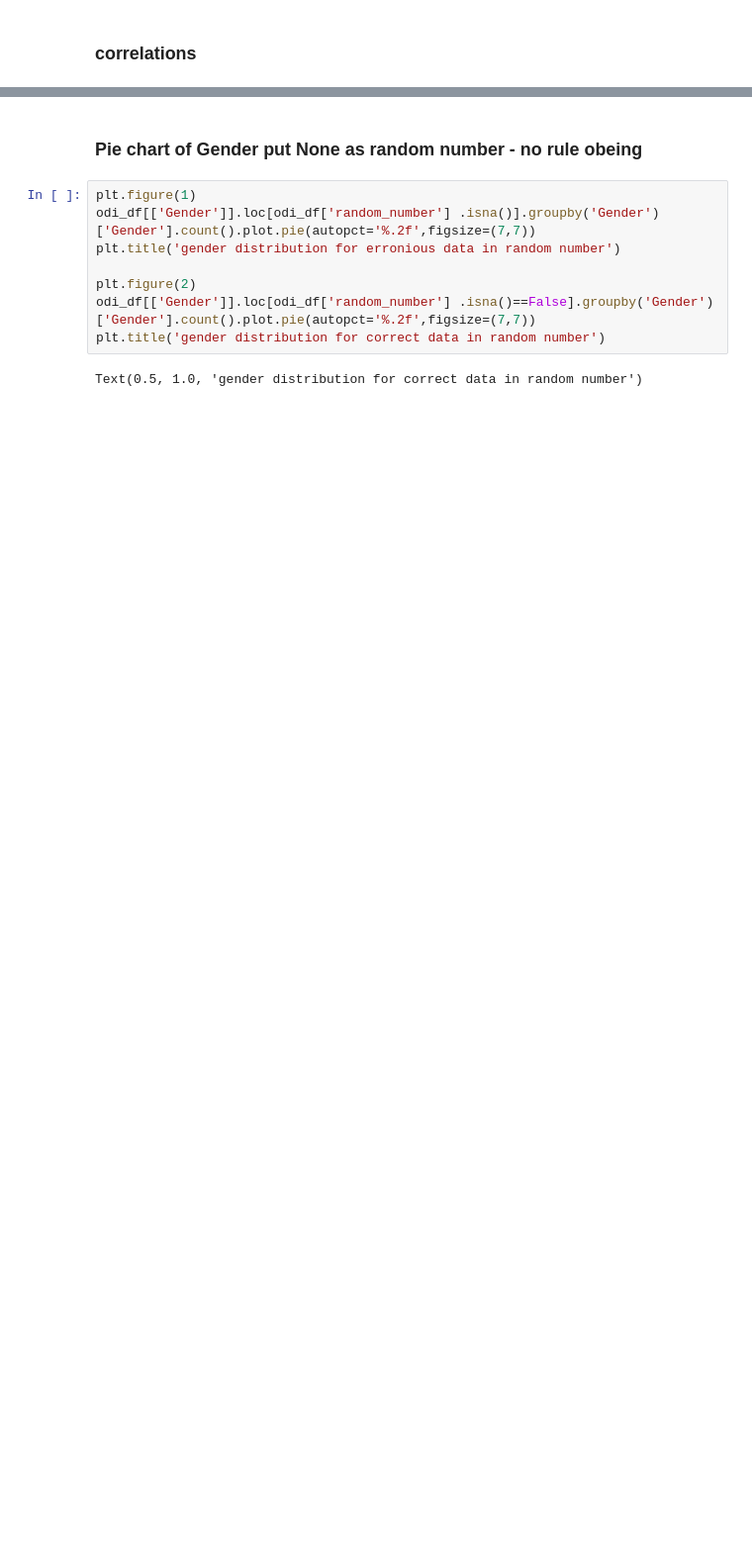
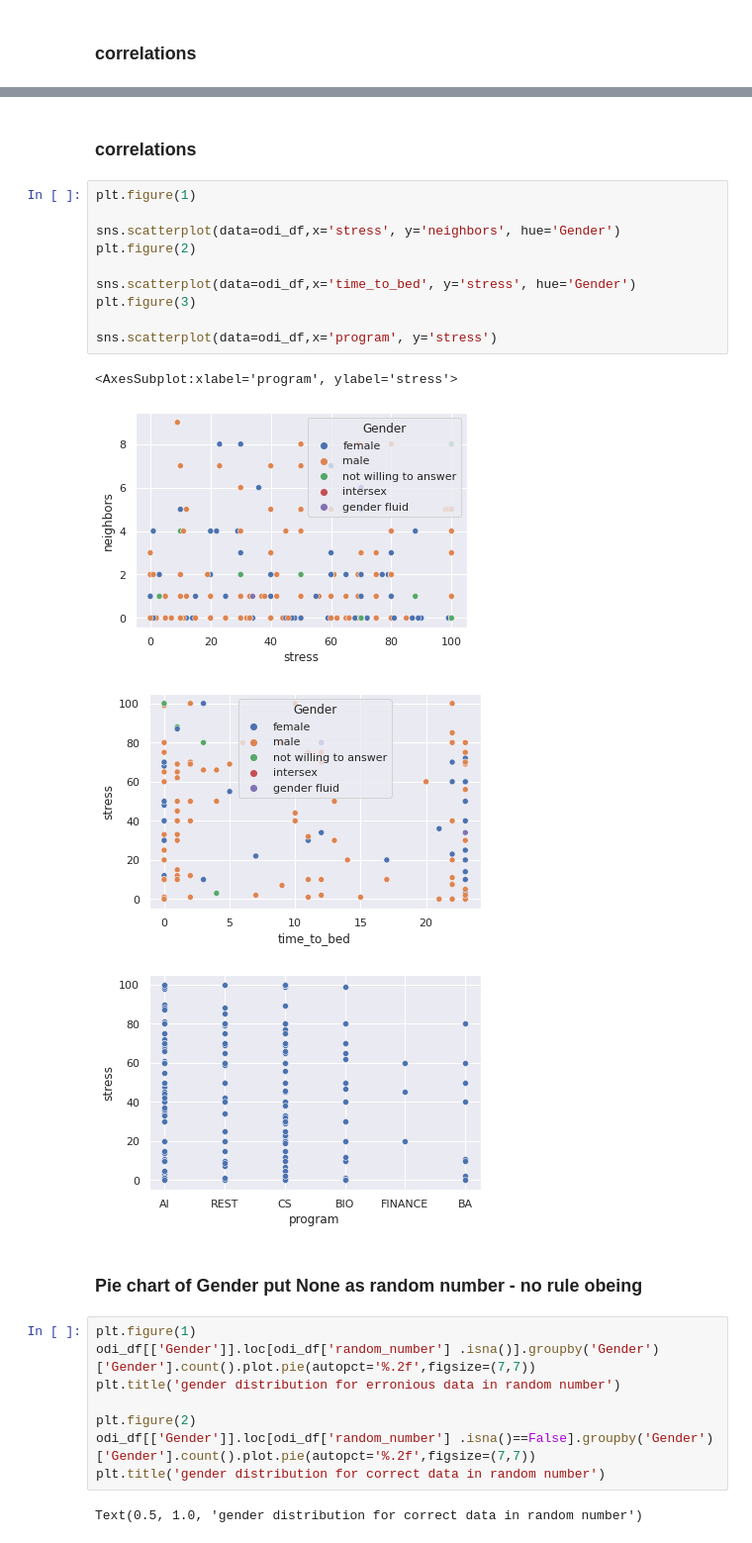
Before and after one commit to wolfbrr/DMT-2022-114, a Jupyter notebook: assignment-basic/assignment-basic.ipynb, the cells around one changed output, grey strips where cells are left out. Shown at 99% size. Cells and saved outputs as stored; diff of their text form; blank space fills up the shorter version.

```diff
--- a/assignment-basic/assignment-basic.ipynb
+++ b/assignment-basic/assignment-basic.ipynb
@@ -167,3 +230,20 @@ odi_df.corr(method ='pearson')
+# %% [markdown]
+### correlations
+# %%
+plt.figure(1)
+
+sns.scatterplot(data=odi_df,x='stress', y='neighbors', hue='Gender')
+plt.figure(2)
+
+sns.scatterplot(data=odi_df,x='time_to_bed', y='stress', hue='Gender')
+plt.figure(3)
+
+sns.scatterplot(data=odi_df,x='program', y='stress')
+# %% [output]
+<AxesSubplot:xlabel='program', ylabel='stress'>
+[figure, added]
+[figure, added]
+[figure, added]
 # %% [markdown]
 ### Pie chart of Gender put None as random number - no rule obeing
 # %%
```
Also changed, not shown: parts of 17 cells of this notebook, 9 other files.
